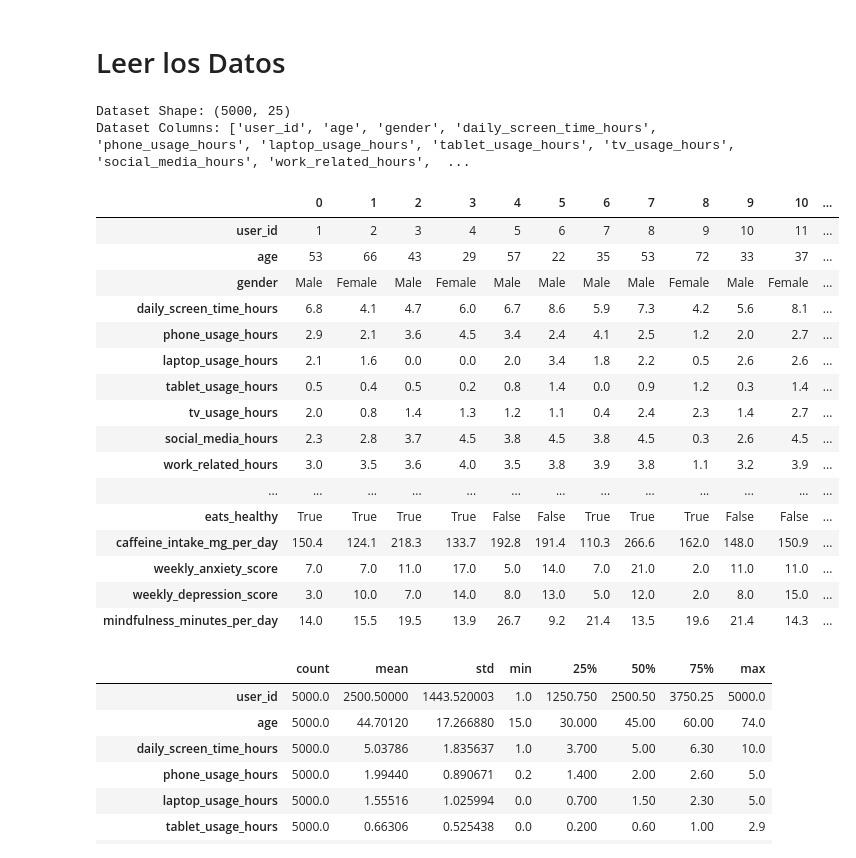
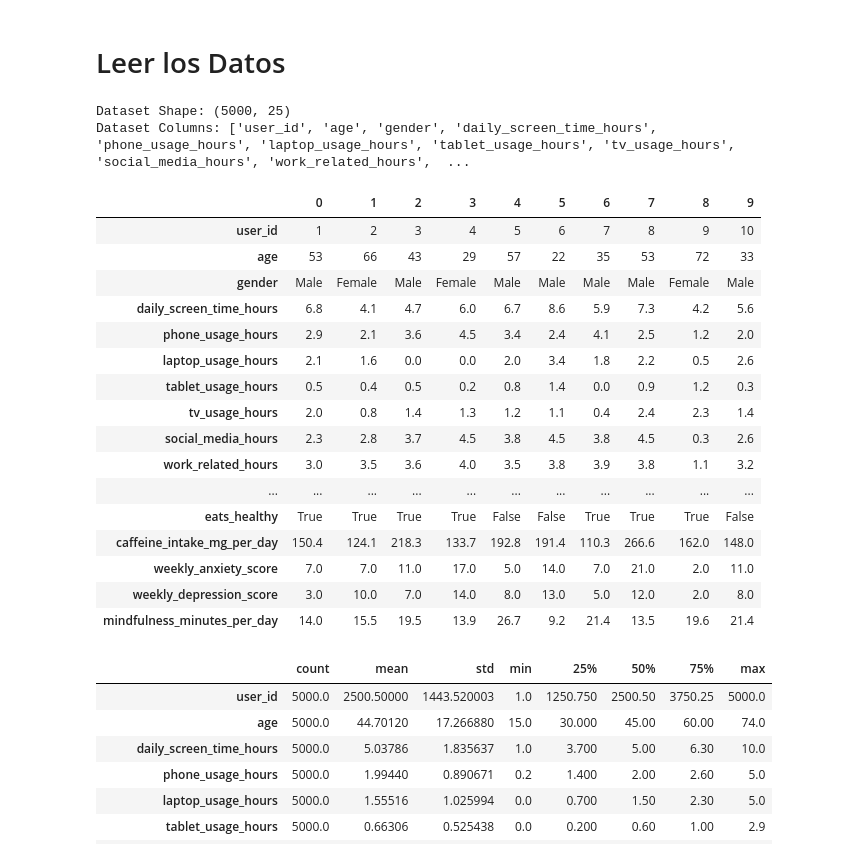
Before and after one commit to eliasfrivas/DataScienceII, a Jupyter notebook: ProyectoParteIII_RivasElias.ipynb, the cells around one changed output. Saved outputs shown, nothing was run; the diff lists cells and outputs as text; code cells hidden in the pictures.

```diff
--- a/ProyectoParteIII_RivasElias.ipynb
+++ b/ProyectoParteIII_RivasElias.ipynb
@@ -63,34 +63,34 @@ np.random.seed(42)
 # %%
 # Carga de datos y exploración inicial
 
 # Leer el conjunto de datos ubicado en el directorio
 df = pd.read_csv('/content/drive/MyDrive/Data Science II/Proyecto Final/Tech_Use_Stress_Wellness.csv', encoding='ascii', delimiter=',')
 
 # Mostrar las primeras filas del conjunto de datos
 print('Dataset Shape:', df.shape)
 print('Dataset Columns:', df.columns.tolist())
 print('\n\n')
-df.head(20).T
+df.head(10).T
 # %% [output]
 Dataset Shape: (5000, 25)
 Dataset Columns: ['user_id', 'age', 'gender', 'daily_screen_time_hours', 'phone_usage_hours', 'laptop_usage_hours', 'tablet_usage_hours', 'tv_usage_hours', 'social_media_hours', 'work_related_hours',  ...
-|  | 0 | 1 | 2 | 3 | 4 | 5 | 6 | 7 | 8 | 9 | 10 | ... |
-| user_id | 1 | 2 | 3 | 4 | 5 | 6 | 7 | 8 | 9 | 10 | 11 | ... |
-| age | 53 | 66 | 43 | 29 | 57 | 22 | 35 | 53 | 72 | 33 | 37 | ... |
-| gender | Male | Female | Male | Female | Male | Male | Male | Male | Female | Male | Female | ... |
-| daily_screen_time_hours | 6.8 | 4.1 | 4.7 | 6.0 | 6.7 | 8.6 | 5.9 | 7.3 | 4.2 | 5.6 | 8.1 | ... |
-| phone_usage_hours | 2.9 | 2.1 | 3.6 | 4.5 | 3.4 | 2.4 | 4.1 | 2.5 | 1.2 | 2.0 | 2.7 | ... |
-| laptop_usage_hours | 2.1 | 1.6 | 0.0 | 0.0 | 2.0 | 3.4 | 1.8 | 2.2 | 0.5 | 2.6 | 2.6 | ... |
-| tablet_usage_hours | 0.5 | 0.4 | 0.5 | 0.2 | 0.8 | 1.4 | 0.0 | 0.9 | 1.2 | 0.3 | 1.4 | ... |
-| tv_usage_hours | 2.0 | 0.8 | 1.4 | 1.3 | 1.2 | 1.1 | 0.4 | 2.4 | 2.3 | 1.4 | 2.7 | ... |
-| social_media_hours | 2.3 | 2.8 | 3.7 | 4.5 | 3.8 | 4.5 | 3.8 | 4.5 | 0.3 | 2.6 | 4.5 | ... |
-| work_related_hours | 3.0 | 3.5 | 3.6 | 4.0 | 3.5 | 3.8 | 3.9 | 3.8 | 1.1 | 3.2 | 3.9 | ... |
-| ... | ... | ... | ... | ... | ... | ... | ... | ... | ... | ... | ... | ... |
-| eats_healthy | True | True | True | True | False | False | True | True | True | False | False | ... |
-| caffeine_intake_mg_per_day | 150.4 | 124.1 | 218.3 | 133.7 | 192.8 | 191.4 | 110.3 | 266.6 | 162.0 | 148.0 | 150.9 | ... |
-| weekly_anxiety_score | 7.0 | 7.0 | 11.0 | 17.0 | 5.0 | 14.0 | 7.0 | 21.0 | 2.0 | 11.0 | 11.0 | ... |
-| weekly_depression_score | 3.0 | 10.0 | 7.0 | 14.0 | 8.0 | 13.0 | 5.0 | 12.0 | 2.0 | 8.0 | 15.0 | ... |
-| mindfulness_minutes_per_day | 14.0 | 15.5 | 19.5 | 13.9 | 26.7 | 9.2 | 21.4 | 13.5 | 19.6 | 21.4 | 14.3 | ... |
+|  | 0 | 1 | 2 | 3 | 4 | 5 | 6 | 7 | 8 | 9 |
+| user_id | 1 | 2 | 3 | 4 | 5 | 6 | 7 | 8 | 9 | 10 |
+| age | 53 | 66 | 43 | 29 | 57 | 22 | 35 | 53 | 72 | 33 |
+| gender | Male | Female | Male | Female | Male | Male | Male | Male | Female | Male |
+| daily_screen_time_hours | 6.8 | 4.1 | 4.7 | 6.0 | 6.7 | 8.6 | 5.9 | 7.3 | 4.2 | 5.6 |
+| phone_usage_hours | 2.9 | 2.1 | 3.6 | 4.5 | 3.4 | 2.4 | 4.1 | 2.5 | 1.2 | 2.0 |
+| laptop_usage_hours | 2.1 | 1.6 | 0.0 | 0.0 | 2.0 | 3.4 | 1.8 | 2.2 | 0.5 | 2.6 |
+| tablet_usage_hours | 0.5 | 0.4 | 0.5 | 0.2 | 0.8 | 1.4 | 0.0 | 0.9 | 1.2 | 0.3 |
+| tv_usage_hours | 2.0 | 0.8 | 1.4 | 1.3 | 1.2 | 1.1 | 0.4 | 2.4 | 2.3 | 1.4 |
+| social_media_hours | 2.3 | 2.8 | 3.7 | 4.5 | 3.8 | 4.5 | 3.8 | 4.5 | 0.3 | 2.6 |
+| work_related_hours | 3.0 | 3.5 | 3.6 | 4.0 | 3.5 | 3.8 | 3.9 | 3.8 | 1.1 | 3.2 |
+| ... | ... | ... | ... | ... | ... | ... | ... | ... | ... | ... |
+| eats_healthy | True | True | True | True | False | False | True | True | True | False |
+| caffeine_intake_mg_per_day | 150.4 | 124.1 | 218.3 | 133.7 | 192.8 | 191.4 | 110.3 | 266.6 | 162.0 | 148.0 |
+| weekly_anxiety_score | 7.0 | 7.0 | 11.0 | 17.0 | 5.0 | 14.0 | 7.0 | 21.0 | 2.0 | 11.0 |
+| weekly_depression_score | 3.0 | 10.0 | 7.0 | 14.0 | 8.0 | 13.0 | 5.0 | 12.0 | 2.0 | 8.0 |
+| mindfulness_minutes_per_day | 14.0 | 15.5 | 19.5 | 13.9 | 26.7 | 9.2 | 21.4 | 13.5 | 19.6 | 21.4 |
 # %%
 df.describe().T
 # %% [output]
```
Also changed, not shown: parts of 4 cells of this notebook.
